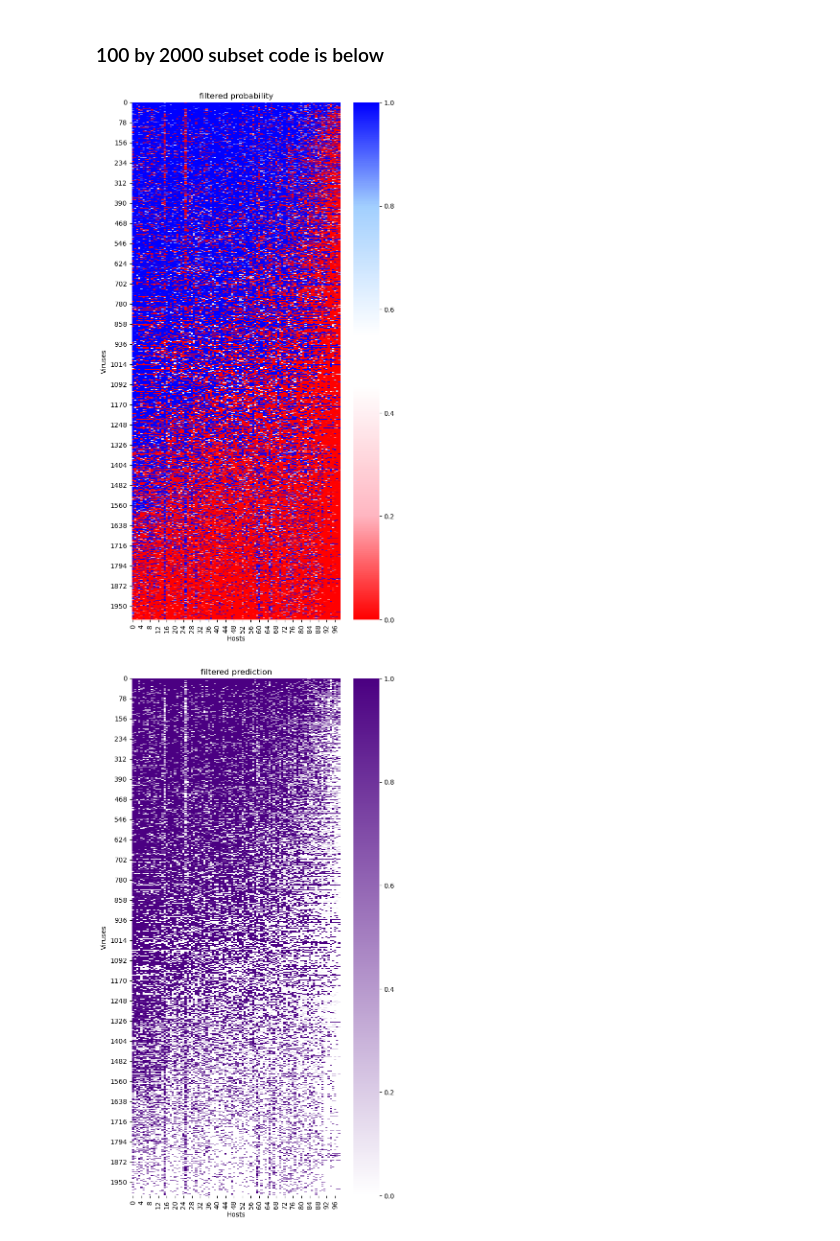
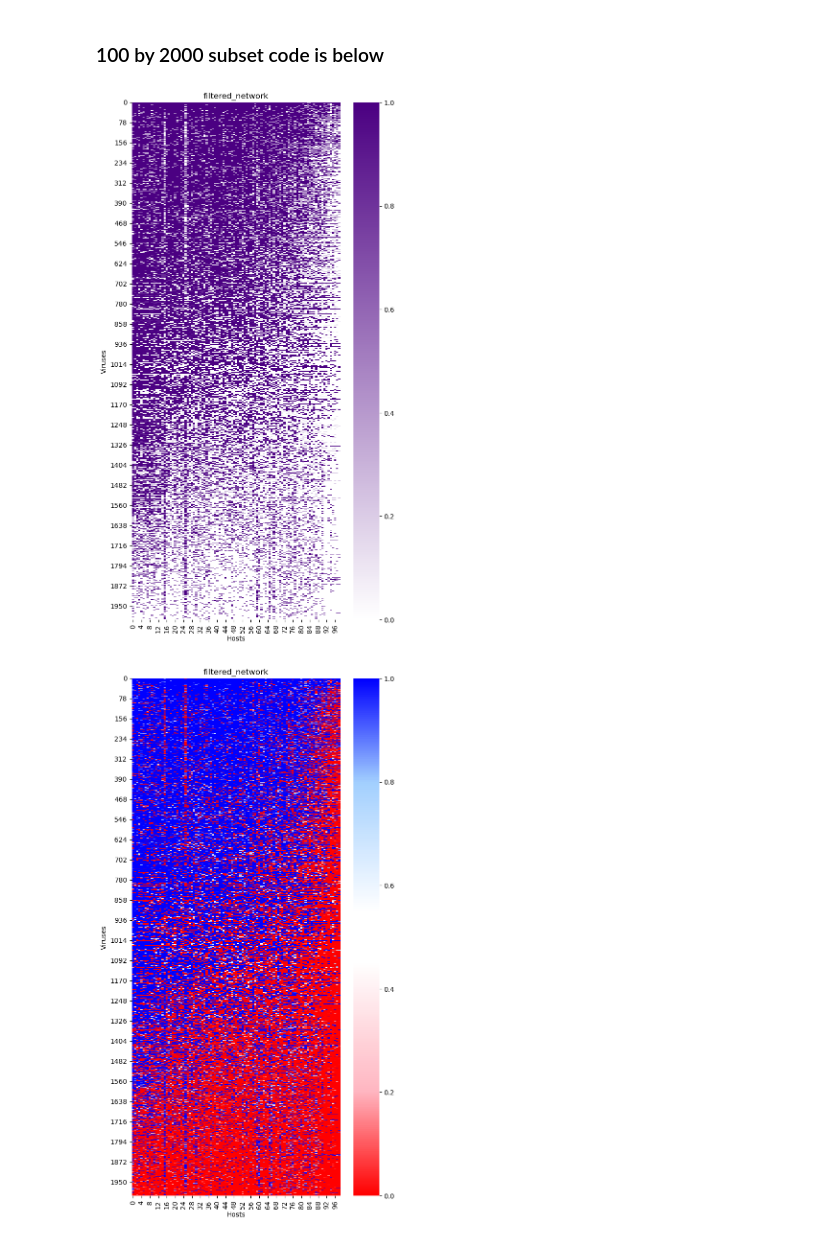
Before and after one commit to DuhaimeLab/VirusHostNetworkAnalysis, a Jupyter notebook: VHIP_large_data.ipynb, the cells around one changed output. Drawn from its saved outputs; the diff is of its cells as text; code cells hidden in the pictures.

```diff
--- a/VHIP_large_data.ipynb
+++ b/VHIP_large_data.ipynb
@@ -74,11 +46,14 @@ myco_cm_graph.degree_distribution(myco_cm.bootstrap_stats(1000))
 # %%
 ### Large subset 100 x 2000
 filtered = PredictionMatrix('Sample_Input/filtered_network.tsv')
-filtered.make_rectangular_matrix('probability')
-filtered.plot_heatmap('probability')
-filtered.make_rectangular_matrix('prediction')
-filtered.plot_heatmap('prediction')
+filtered.make_rectangular_matrix()
+filtered_prob = PredictionMatrix('Sample_Input/filtered_network.tsv', True)
+filtered_prob.make_rectangular_matrix()
+filtered_properties = BipartiteGraph(filtered)
+filtered_properties.plot_heatmap()
+filtered_prob_properties = BipartiteGraph(filtered_prob)
+filtered_prob_properties.plot_heatmap()
 # %% [output]
-[figure, old version]
+[figure, new version]
-[figure, old version]
+[figure, new version]
 # %%
```
Also changed, not shown: parts of 16 cells of this notebook, 8 other files.
